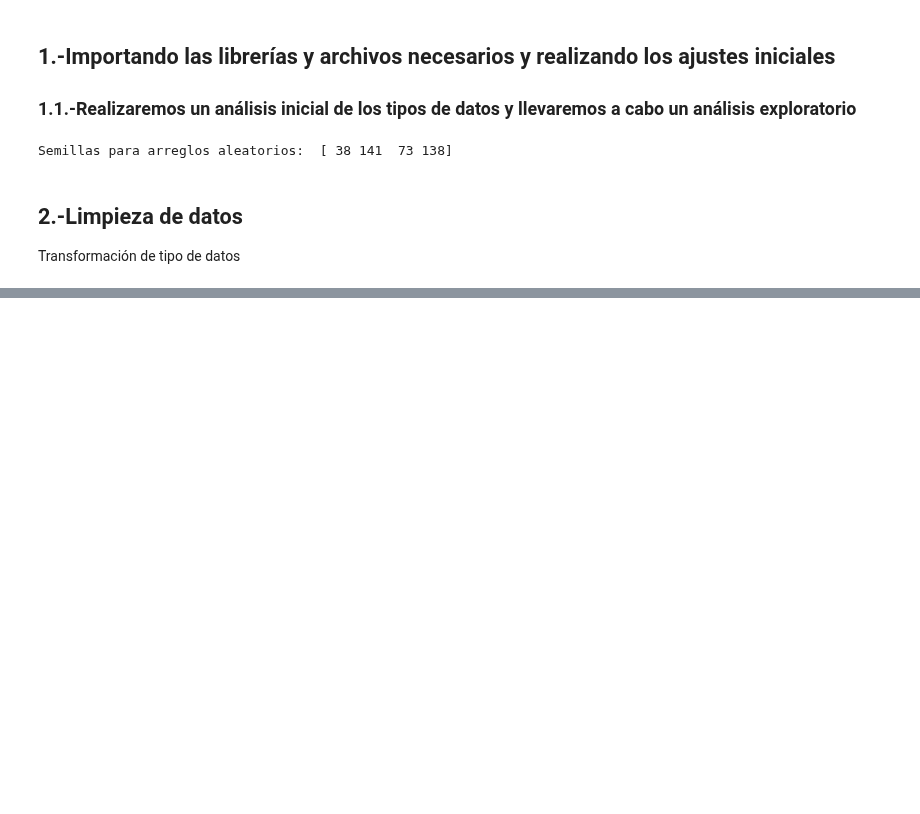
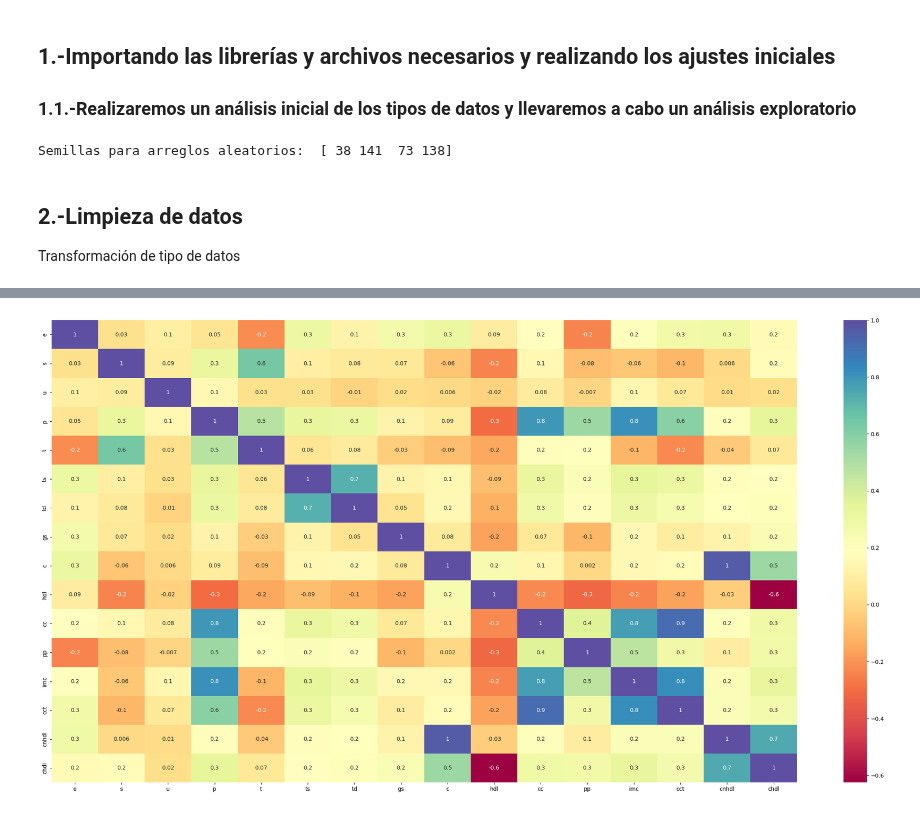
Before and after one commit to paco-da/utilidad_clinica_ml, a Jupyter notebook: metodos_predictivos.ipynb, the cells around one changed output, grey strips where cells are left out. Cells and saved outputs as stored; diff of their text form; code cells hidden in the pictures; blank space fills up the shorter version.

```diff
--- a/metodos_predictivos.ipynb
+++ b/metodos_predictivos.ipynb
@@ -68,0 +107,10 @@ Transformación de tipo de datos
+# %%
+df_categorico = df.copy()
+df_numerico = df.copy()
+
+# Convertimos las variables categoricas
+df_categorico['s'] = df_categorico['s'].map({1: '1', 2: '2'})
+df_categorico['u'] = df_categorico['u'].map({1: '1', 2: '2', 3: '3', 4: '4'})
+
+df_categorico['s'] = df_categorico['s'].astype('category')
+df_categorico['u'] = df_categorico['u'].astype('category')
@@ -68,0 +150,19 @@ Transformación de tipo de datos
+# %%
+todas_columnas_a_estandarizar = ['e', 's', 'u', 'p', 't', 'ts',
+                                'td', 'cc', 'gs', 'c', 'hdl', 'pp',
+                                'imc', 'cct', 'cnhdl', 'chdl']
+
+medias_todas_columnas = df_numerico[todas_columnas_a_estandarizar].mean()
+desviaciones_todas_columnas = df_numerico[todas_columnas_a_estandarizar].std()
+
+columnas_a_estandarizar = ['e', 'p', 't', 'ts', 'td',
+                           'cc', 'gs', 'c', 'hdl', 'pp',
+                           'imc', 'cct', 'cnhdl', 'chdl']
+
+medias_columnas = df_categorico[columnas_a_estandarizar].mean()
+desviaciones_columnas = df_categorico[columnas_a_estandarizar].std()
+# %%
+dfce = df_categorico.copy()
+# dfce = DataFrame Categorico Estandarizado
+dfne = df_numerico.copy()
+# dfne = DataFrame Numerico Estandarizado
@@ -68,0 +205,9 @@ Transformación de tipo de datos
+# %%
+# Estandarizamos el df de variables numéricas
+dfne = estandarizar_todas_columnas(
+    dfne,
+    todas_columnas_a_estandarizar,
+    medias_todas_columnas,
+    desviaciones_todas_columnas)
+
+dfne.head()
@@ -68,0 +221,6 @@ Transformación de tipo de datos
+# %%
+corrMatrix = dfne.corr()
+f, ax = plt.subplots(figsize=(30, 15))
+sns.heatmap(corrMatrix, annot=True, fmt='.1g', ax=ax, cmap='Spectral');
+# %% [output]
+[figure, added]
```
Also changed, not shown: parts of 6 cells of this notebook.
